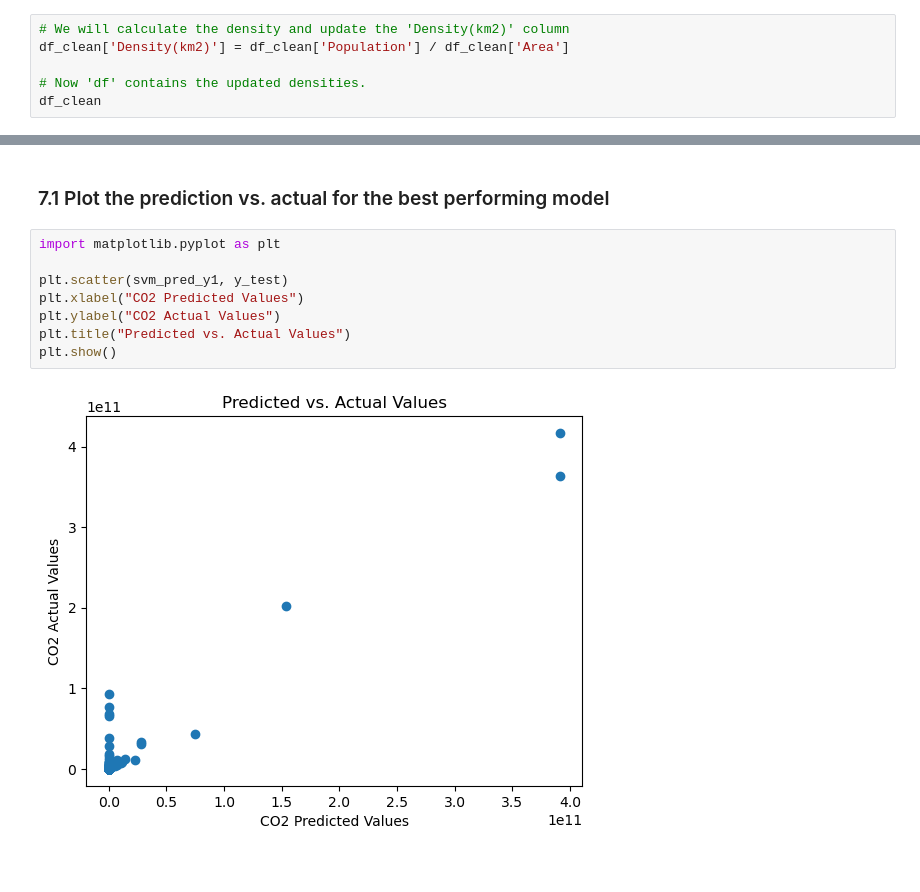
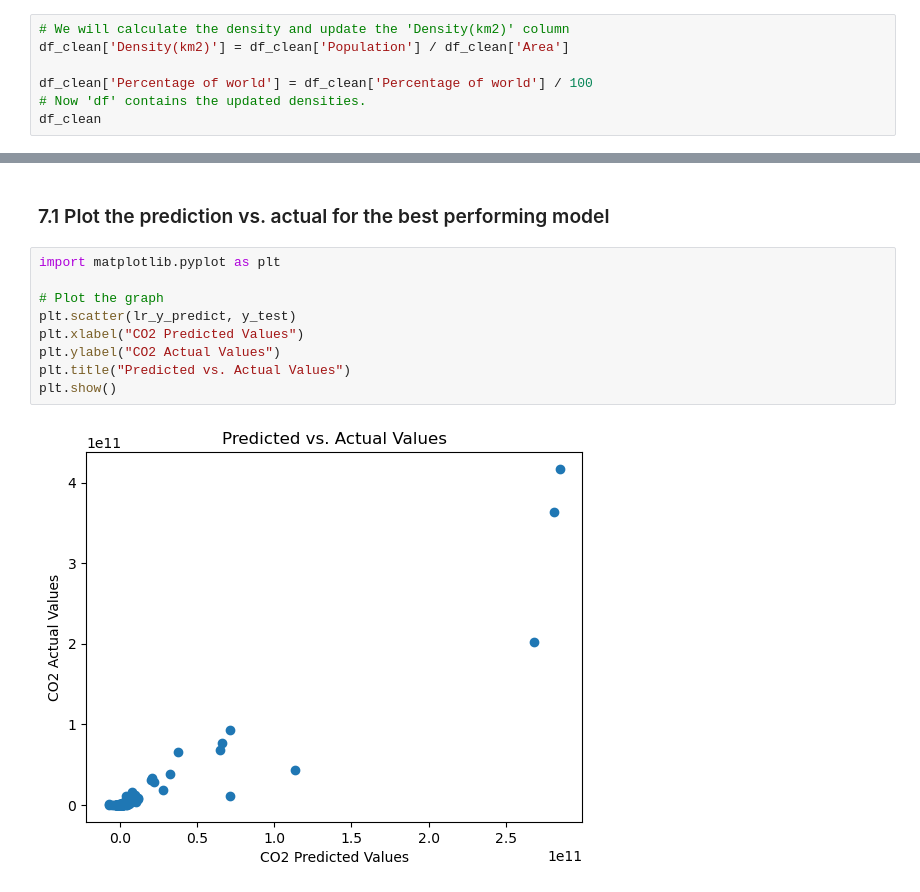
Before and after one commit to Nelius1k/Regression-Model, a Jupyter notebook: co2-Emissions.ipynb, the cells around one changed output, grey strips where cells are left out. Drawn from its saved outputs; the diff is of its cells as text.

Commit message:
All graphs implemented

```diff
--- a/co2-Emissions.ipynb
+++ b/co2-Emissions.ipynb
@@ -289,6 +307,7 @@ memory usage: 97.9+ KB
 # We will calculate the density and update the 'Density(km2)' column
 df_clean['Density(km2)'] = df_clean['Population'] / df_clean['Area']
 
+df_clean['Percentage of world'] = df_clean['Percentage of world'] / 100
 # Now 'df' contains the updated densities.
 df_clean
 # %% [output]
@@ -602,10 +589,11 @@ GridSearch SGD R-squared score: 0.864471765781533
 # %%
 import matplotlib.pyplot as plt
 
-plt.scatter(svm_pred_y1, y_test)
+# Plot the graph
+plt.scatter(lr_y_predict, y_test)
 plt.xlabel("CO2 Predicted Values")
 plt.ylabel("CO2 Actual Values")
 plt.title("Predicted vs. Actual Values")
 plt.show()
 # %% [output]
-[figure, old version]
+[figure, new version]
```
Also changed, not shown: parts of 24 cells of this notebook.
